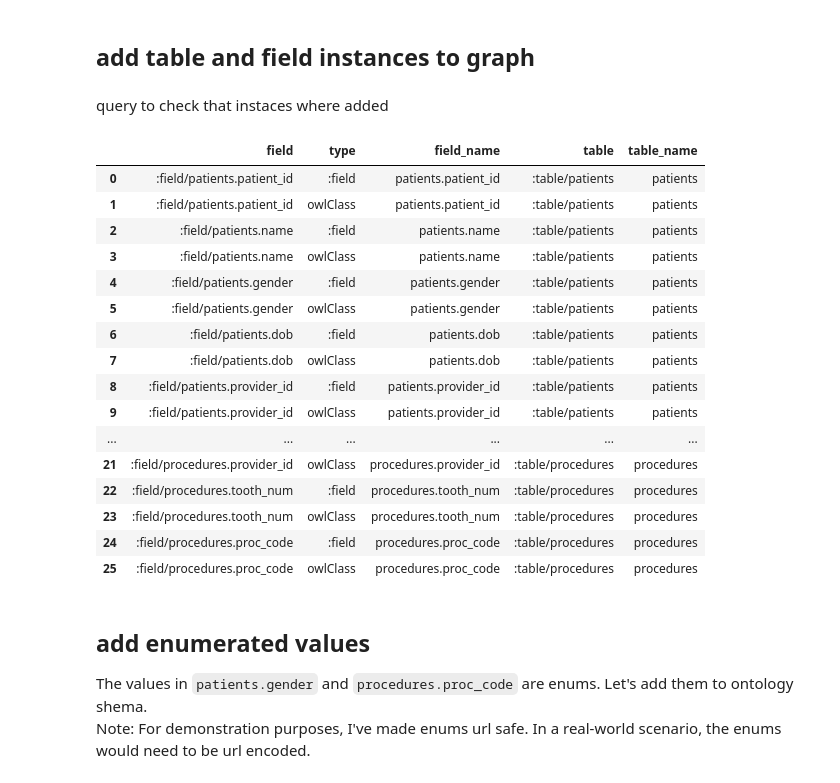
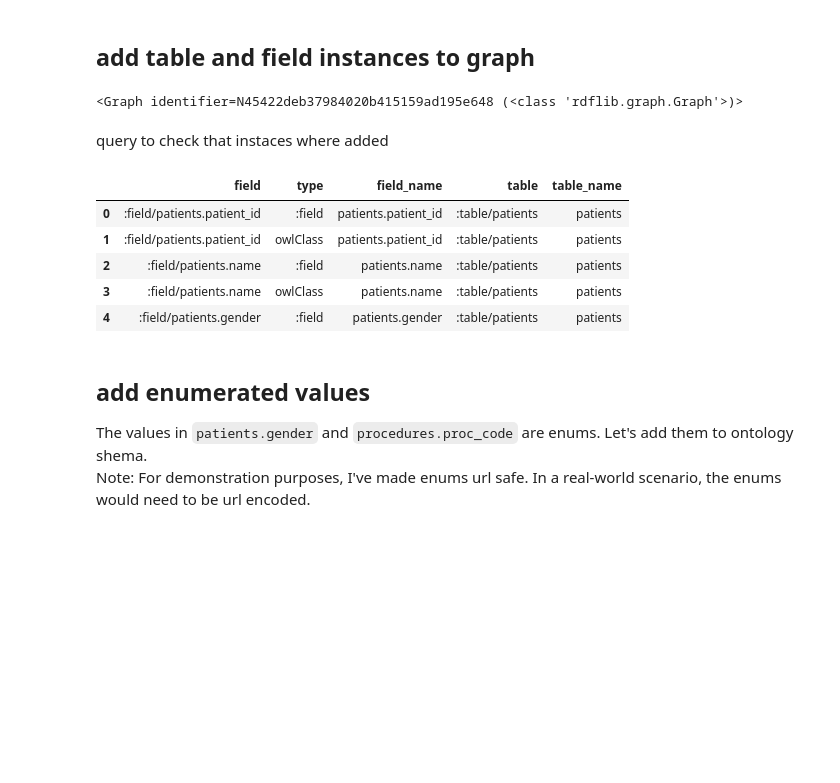
Before and after one commit to wdduncan/test-data-field-punning, a Jupyter notebook: notebooks/schema_demo.ipynb, the cells around one changed output. Cells and saved outputs as stored; diff of their text form; code cells hidden in the pictures; blank space fills up the shorter version.

```diff
--- a/notebooks/schema_demo.ipynb
+++ b/notebooks/schema_demo.ipynb
@@ -275,6 +32,5 @@ def add_dataframe_to_graph(graph: Graph, df: pds.DataFrame, table_name, field_ns
 # %%
-g = Graph()
-g.parse('../ontology/data-field-punning.ttl', format='ttl')
+g = init_graph('../ontology/data-field-punning.ttl')
 g.bind(":", Namespace("https://data-field-punning.owl/")) # you can also use g.namespace_manager.bind(...)
 g.bind("field:", Namespace("https://data-field-punning.owl/field/"))
 g.bind("table:", Namespace("https://data-field-punning.owl/table/"))
@@ -306,41 +62,32 @@ sparql_query_to_df(q, g).head() # note: I only display the first 5 results
 # %% [markdown]
 ## add table and field instances to graph
 # %%
-g = add_table_metadata_to_graph(patients, 'patients', g, table_ns, field_ns, ns)
-g = add_table_metadata_to_graph(providers, 'providers', g, table_ns, field_ns, ns)
-g = add_table_metadata_to_graph(procedures, 'procedures', g, table_ns, field_ns, ns)
+g.add_table_metadata(patients, 'patients', table_ns, field_ns, ns)
+g.add_table_metadata(providers, 'providers', table_ns, field_ns, ns)
+g.add_table_metadata(procedures, 'procedures', table_ns, field_ns, ns)
+# %% [output]
+<Graph identifier=N45422deb37984020b415159ad195e648 (<class 'rdflib.graph.Graph'>)>
 # %% [markdown]
 query to check that instaces where added
 # %%
 q = """
 prefix : <https://data-field-punning.owl/>
 select ?field ?type ?field_name ?table ?table_name where {
   ?field a :field;
          rdfs:label ?field_name;
          rdf:type ?type;
          :member_of ?table .
   ?table rdfs:label ?table_name .
 }
 """
-sparql_query_to_df(q, g)
+g.sparql_query_to_df(q).head()
 # %% [output]
 |  | field | type | field_name | table | table_name |
 | 0 | :field/patients.patient_id | :field | patients.patient_id | :table/patients | patients |
 | 1 | :field/patients.patient_id | owlClass | patients.patient_id | :table/patients | patients |
 | 2 | :field/patients.name | :field | patients.name | :table/patients | patients |
 | 3 | :field/patients.name | owlClass | patients.name | :table/patients | patients |
 | 4 | :field/patients.gender | :field | patients.gender | :table/patients | patients |
-| 5 | :field/patients.gender | owlClass | patients.gender | :table/patients | patients |
-| 6 | :field/patients.dob | :field | patients.dob | :table/patients | patients |
-| 7 | :field/patients.dob | owlClass | patients.dob | :table/patients | patients |
-| 8 | :field/patients.provider_id | :field | patients.provider_id | :table/patients | patients |
-| 9 | :field/patients.provider_id | owlClass | patients.provider_id | :table/patients | patients |
-| ... | ... | ... | ... | ... | ... |
-| 21 | :field/procedures.provider_id | owlClass | procedures.provider_id | :table/procedures | procedures |
-| 22 | :field/procedures.tooth_num | :field | procedures.tooth_num | :table/procedures | procedures |
-| 23 | :field/procedures.tooth_num | owlClass | procedures.tooth_num | :table/procedures | procedures |
-| 24 | :field/procedures.proc_code | :field | procedures.proc_code | :table/procedures | procedures |
-| 25 | :field/procedures.proc_code | owlClass | procedures.proc_code | :table/procedures | procedures |
 # %% [markdown]
 ## add enumerated values
 The values in `patients.gender` and `procedures.proc_code` are enums. Let's add them to ontology shema.
```
Also changed, not shown: parts of 31 cells of this notebook, 1 other file.
